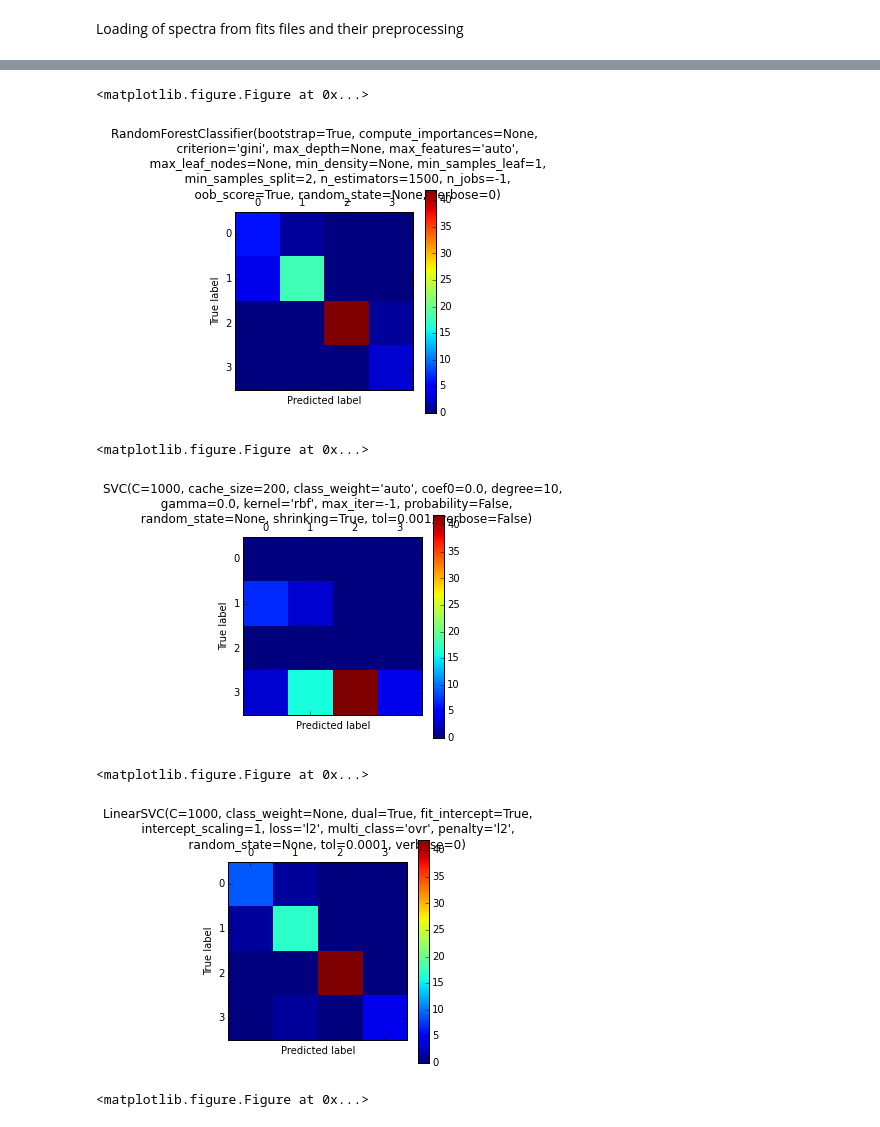
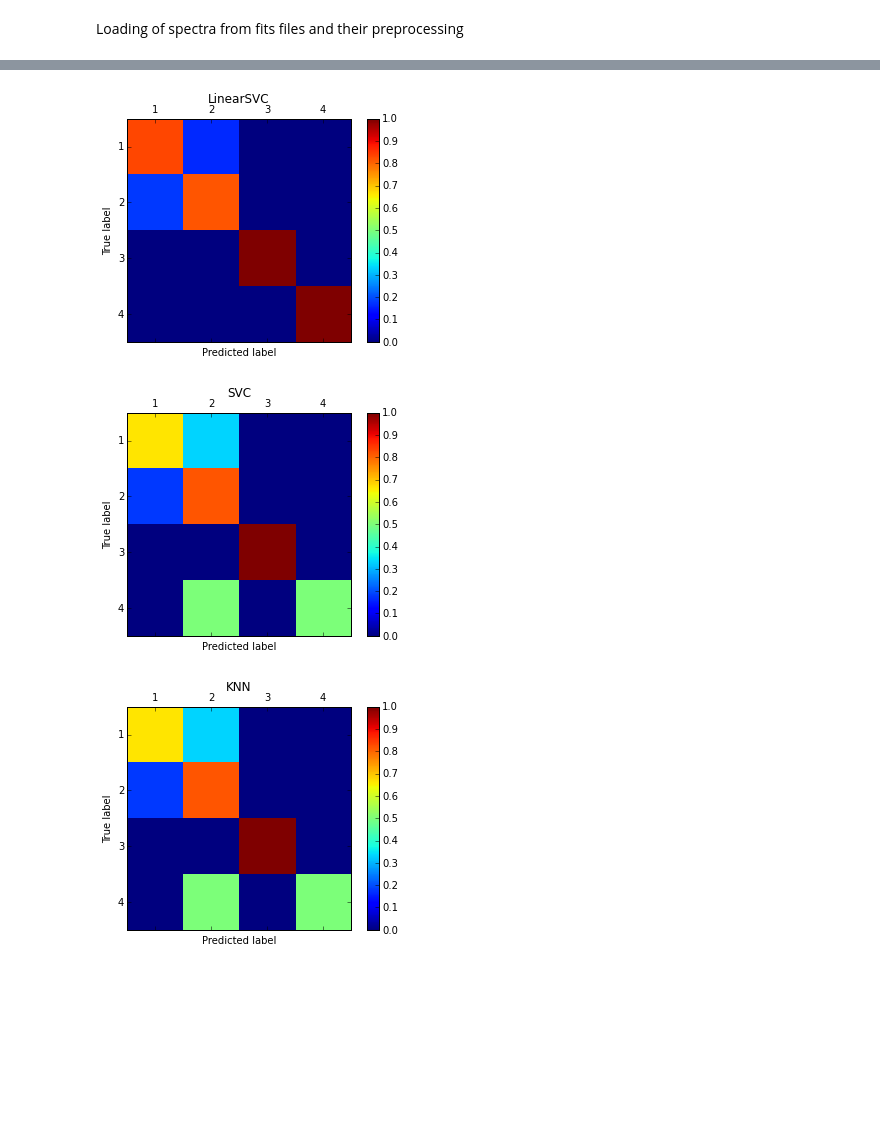
Before and after one commit to vodev/vocloud-preprocessing, a Jupyter notebook: pdd.ipynb, the cells around one changed output, grey strips where cells are left out. Saved outputs shown, nothing was run; the diff lists cells and outputs as text; code cells hidden in the pictures; blank space fills up the shorter version.

Commit message:
grid search, feature selection, better plotting

```diff
--- a/pdd.ipynb
+++ b/pdd.ipynb
@@ -32,0 +32,2 @@ if(plot):
+# %%
+top_features, scores = dh.select_features(spectra_processed_df, 10)
@@ -32,0 +42,3 @@ if(plot):
+# %%
+res_unprocessed_without_pca = experiments.run_without_pca(spectra_unprocessed_df)
+res_unprocessed_with_pca = experiments.run_pca_tests(spectra_processed_df, n_components=50)
@@ -33,4 +62,3 @@ if(plot):
 # %%
 res_processed_without_pca = experiments.run_without_pca(spectra_processed_df)
-res_processed_with_pca = experiments.run_pca_tests(spectra_processed_df, n_components=10)
-res_unprocessed_without_pca = experiments.run_without_pca(spectra_unprocessed_df)
+res_processed_with_pca = experiments.run_pca_tests(spectra_processed_df, n_components=50)
@@ -42,0 +82,3 @@ print(len(dh.process_set(unprocessed, False, False, ',')))
+# %%
+res_top_without_pca = experiments.run_without_pca(top_features)
+res_top_with_pca = experiments.run_pca_tests(top_features, n_components=50)
@@ -43,10 +149,6 @@ print(len(dh.process_set(unprocessed, False, False, ',')))
 # %%
-experiments.plot_results(res_processed_without_pca)
+experiments.plot_results(res_processed_without_pca, save_file='processed.pdf')
 # %% [output]
-<matplotlib.figure.Figure at 0x...>
-[figure, old version]
+[figure, new version]
-<matplotlib.figure.Figure at 0x...>
-[figure, old version]
+[figure, new version]
-<matplotlib.figure.Figure at 0x...>
-[figure, old version]
+[figure, new version]
-<matplotlib.figure.Figure at 0x...>
```
Also changed, not shown: parts of 24 cells of this notebook, 8 other files.
